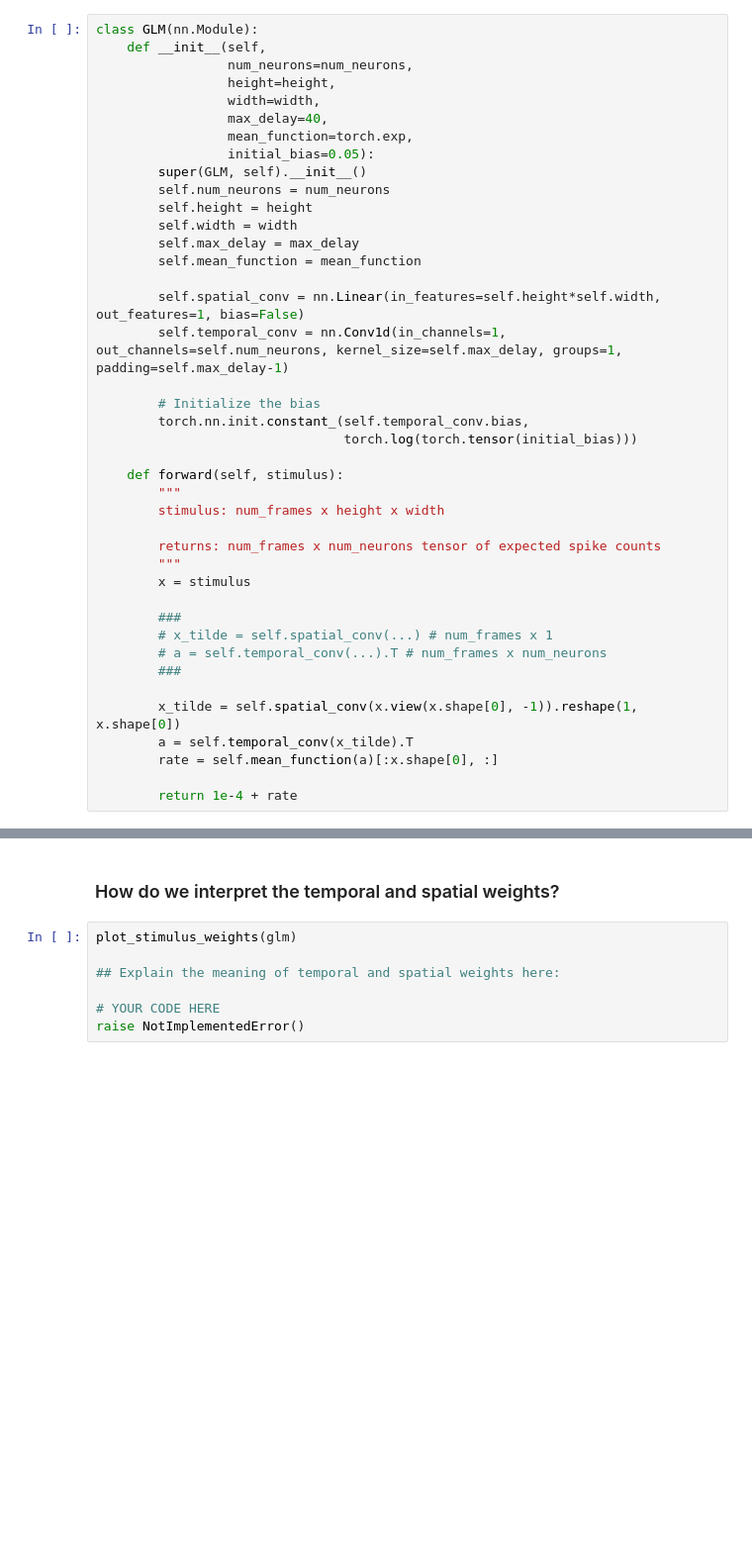
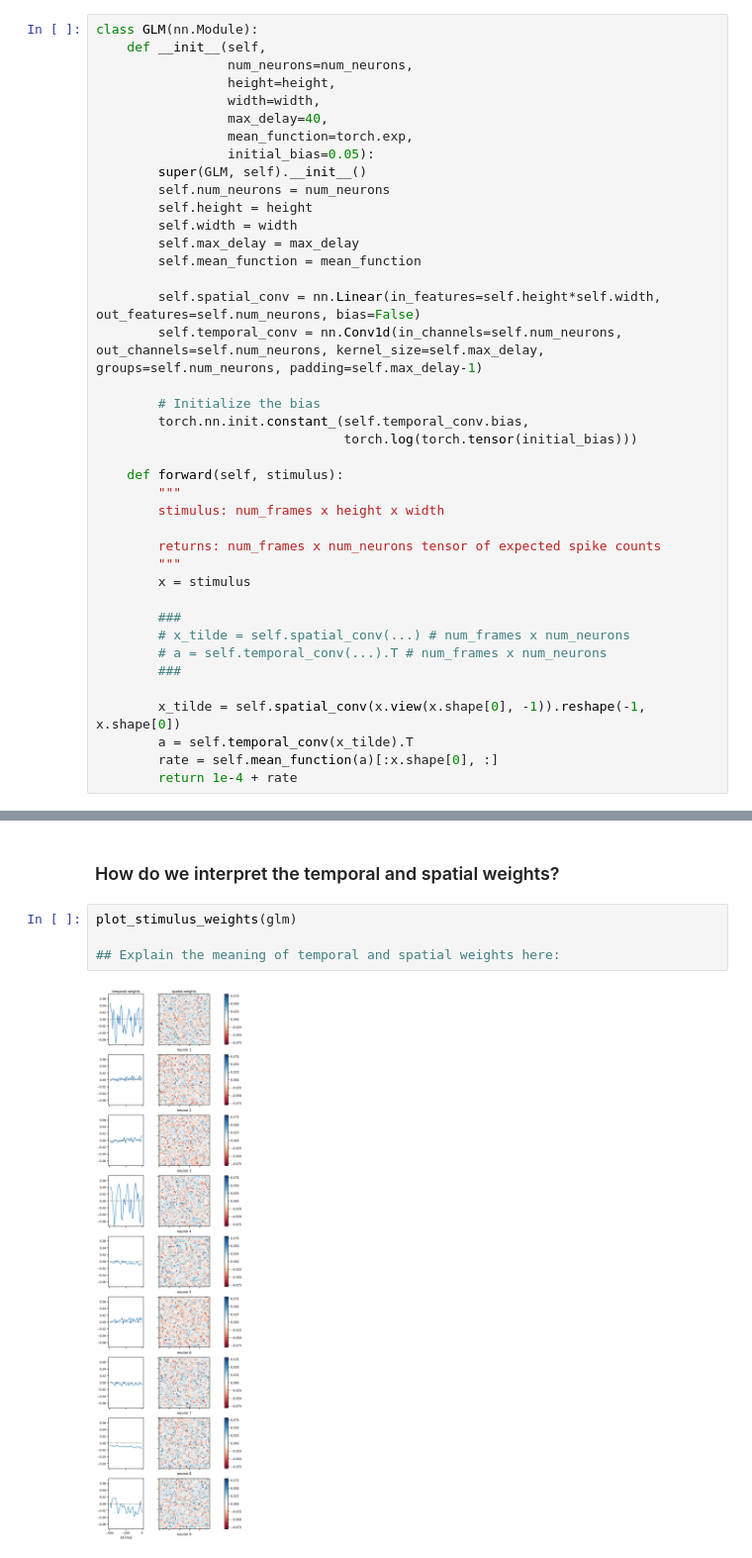
Before and after one commit to josephyu11600/ML-Neural-Data, a Jupyter notebook: lab1/lab_1_glm.ipynb, the cells around one changed output, grey strips where cells are left out. Shown at 99% size. Saved outputs shown, nothing was run; the diff lists cells and outputs as text; blank space fills up the shorter version.

```diff
--- a/lab1/lab_1_glm.ipynb
+++ b/lab1/lab_1_glm.ipynb
@@ -533,8 +482,8 @@ class GLM(nn.Module):
         self.max_delay = max_delay
         self.mean_function = mean_function
 
-        self.spatial_conv = nn.Linear(in_features=self.height*self.width, out_features=1, bias=False)
-        self.temporal_conv = nn.Conv1d(in_channels=1, out_channels=self.num_neurons, kernel_size=self.max_delay, groups=1, padding=self.max_delay-1)
+        self.spatial_conv = nn.Linear(in_features=self.height*self.width, out_features=self.num_neurons, bias=False)
+        self.temporal_conv = nn.Conv1d(in_channels=self.num_neurons, out_channels=self.num_neurons, kernel_size=self.max_delay, groups=self.num_neurons, padding=self.max_delay-1)
 
         # Initialize the bias
         torch.nn.init.constant_(self.temporal_conv.bias,
@@ -549,14 +498,13 @@ class GLM(nn.Module):
         x = stimulus
 
         ###
-        # x_tilde = self.spatial_conv(...) # num_frames x 1
+        # x_tilde = self.spatial_conv(...) # num_frames x num_neurons
         # a = self.temporal_conv(...).T # num_frames x num_neurons
         ###
 
-        x_tilde = self.spatial_conv(x.view(x.shape[0], -1)).reshape(1, x.shape[0])
+        x_tilde = self.spatial_conv(x.view(x.shape[0], -1)).reshape(-1, x.shape[0])
         a = self.temporal_conv(x_tilde).T
         rate = self.mean_function(a)[:x.shape[0], :]
-
         return 1e-4 + rate
 # %%
 # TEST YOUR ANSWER
@@ -683,7 +630,6 @@ plt.tight_layout()
 # %%
 plot_stimulus_weights(glm)
 
 ## Explain the meaning of temporal and spatial weights here:
-
-# YOUR CODE HERE
-raise NotImplementedError()
+# %% [output]
+[figure, added]
```
Also changed, not shown: parts of 17 cells of this notebook.
